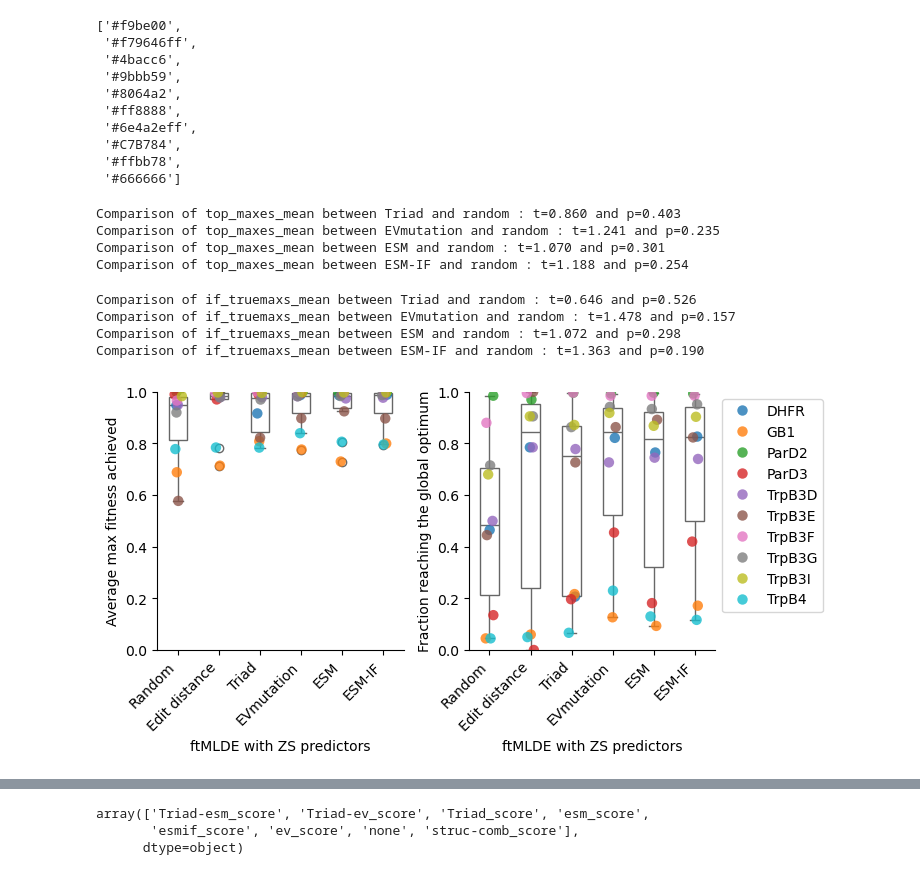
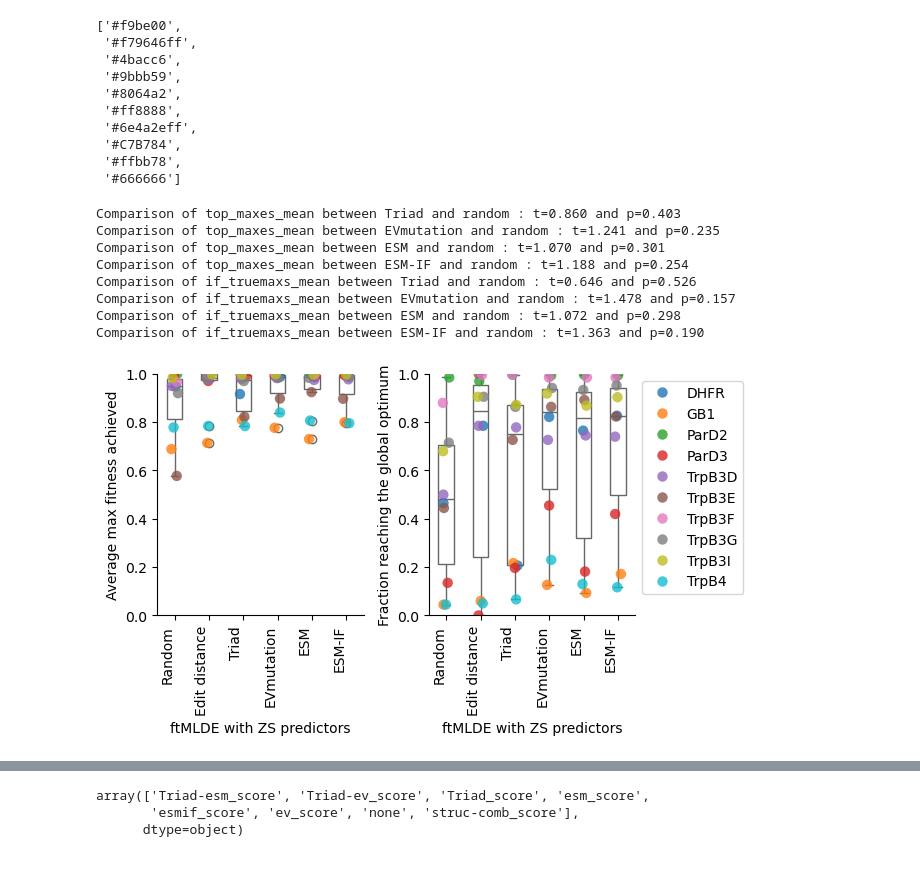
Before and after one commit to fhalab/SSMuLA, a Jupyter notebook: sandbox/plot_ftmlde_comb_bar.ipynb, the cells around one changed output, grey strips where cells are left out. Cells and saved outputs as stored; diff of their text form; code cells hidden in the pictures.

```diff
--- a/sandbox/plot_ftmlde_comb_bar.ipynb
+++ b/sandbox/plot_ftmlde_comb_bar.ipynb
@@ -237,7 +237,7 @@ slice_df['zs_'] = pd.Categorical(slice_df['zs_'], categories=["none"] + ZS_OPTS,
 slice_df = slice_df.sort_values(by=['zs_', "lib_"])
 
 slice_df["zs_"] = slice_df["zs_"].replace(ZS_OPTS_LEGEND)
-fig, axes = plt.subplots(1, 2, figsize=(8, 4.5))
+fig, axes = plt.subplots(1, 2, figsize=(7.2, 4.5))
 
 ms = ["top_maxes_mean", "if_truemaxs_mean"]
 ms_dict = {'top_maxes_mean': "Average max fitness achieved", "if_truemaxs_mean": "Fraction reaching the global optimum"}
@@ -264,7 +264,7 @@ for i, ax in enumerate(axes):
         ax=ax# palette="pastel", showmeans=True
     )
 
-    ax.set_xticklabels(ax.get_xticklabels(), rotation=45, ha="right")
+    ax.set_xticklabels(ax.get_xticklabels(), rotation=90, ha="right")
     # plt.title("Triad ZS statistically different for types")
     ax.set_xlabel("ftMLDE with ZS predictors")
     ax.set_ylabel(ms_dict[ms[i]])
@@ -276,35 +276,35 @@ for i, ax in enumerate(axes):
     # Annotations
     for j in range(1, len(ZS_OPTS)):
         y = slice_df[ms[i]].max() + 0.05  # Set a height for the annotations
         x1, x2 = 0, j # Positions of bars to compare
         t_val, p_value = ttest_ind(
             list(slice_df[slice_df["zs_"]==ZS_OPTS_LEGEND[ZS_OPTS[x2]]][ms[i]]),
             list(slice_df[slice_df["zs_"]==ZS_OPTS_LEGEND["none"]][ms[i]]),
             equal_var=False,
         )
         significance = '*' if p_value < 0.05 else 'ns'  # ns stands for not significant
         print(f"Comparison of {ms[i]} between {ZS_OPTS_LEGEND[ZS_OPTS[x2]]} and random : t={t_val:.3f} and p={p_value:.3f}")
 
         # Draw a line between points
 
         if p_value < 0.05:
             ax.plot([x1, x2], [y, y], color='black', lw=1.5)
             ax.text((x1+x2)*.5, y, significance, ha='center', va='bottom', color='black')
         # Add the significance label
         # ax.text((x1+x2)*.5, y, significance, ha='center', va='bottom', color='black')
 axes[0].legend_.remove()  # Remove legend from the first subplot
 axes[1].legend(loc="upper left", bbox_to_anchor=(1, 1.))
 
 axes[0].set_ylim(0, 1.0)
 axes[1].set_ylim(0, 1.0)
 plt.tight_layout(pad=3.0, h_pad=-.0, w_pad=1.0)
 # %% [output]
 Comparison of top_maxes_mean between Triad and random : t=0.860 and p=0.403
 Comparison of top_maxes_mean between EVmutation and random : t=1.241 and p=0.235
 Comparison of top_maxes_mean between ESM and random : t=1.070 and p=0.301
 Comparison of top_maxes_mean between ESM-IF and random : t=1.188 and p=0.254
+Comparison of if_truemaxs_mean between Triad and random : t=0.646 and p=0.526
+Comparison of if_truemaxs_mean between EVmutation and random : t=1.478 and p=0.157
+Comparison of if_truemaxs_mean between ESM and random : t=1.072 and p=0.298
+Comparison of if_truemaxs_mean between ESM-IF and random : t=1.363 and p=0.190
-Comparison of if_truemaxs_mean between Triad and random : t=0.646 and p=0.526
-Comparison of if_truemaxs_mean between EVmutation and random : t=1.478 and p=0.157
-Comparison of if_truemaxs_mean between ESM and random : t=1.072 and p=0.298
-Comparison of if_truemaxs_mean between ESM-IF and random : t=1.363 and p=0.190
-[figure, old version]
+[figure, new version]
```
Also changed, not shown: parts of 7 cells of this notebook, 11 other files.
